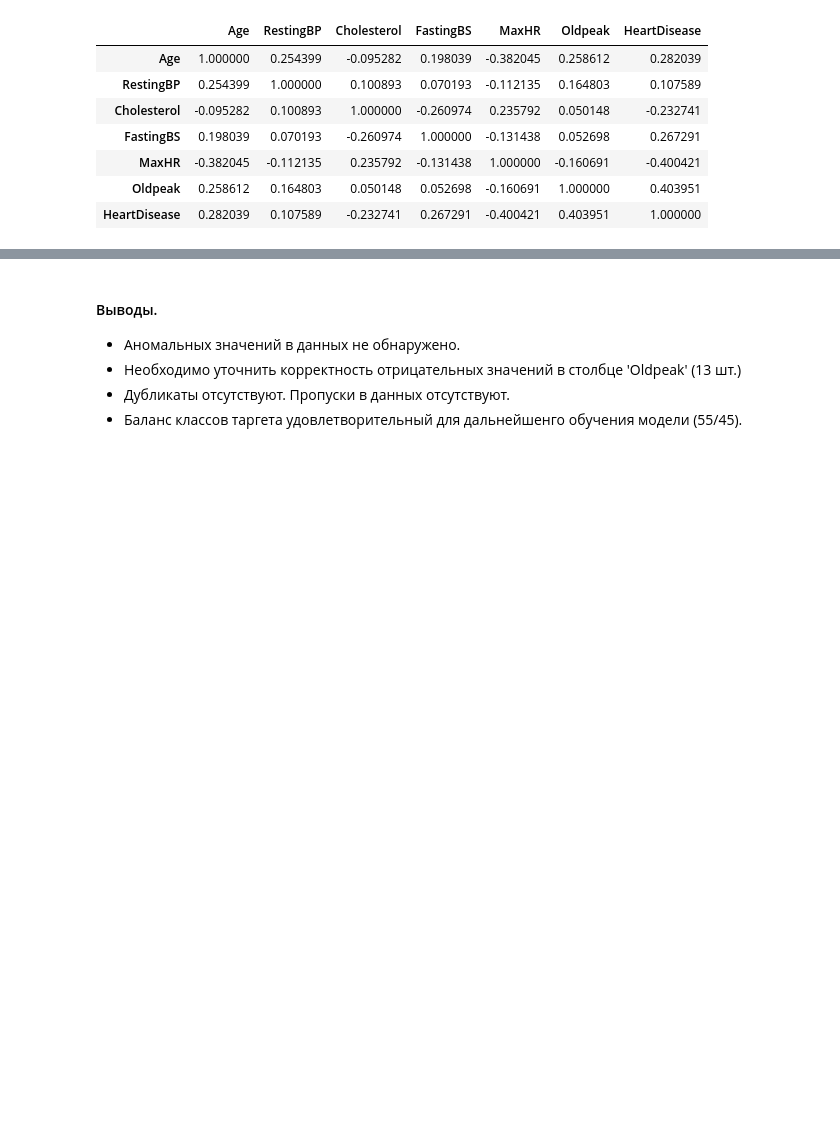
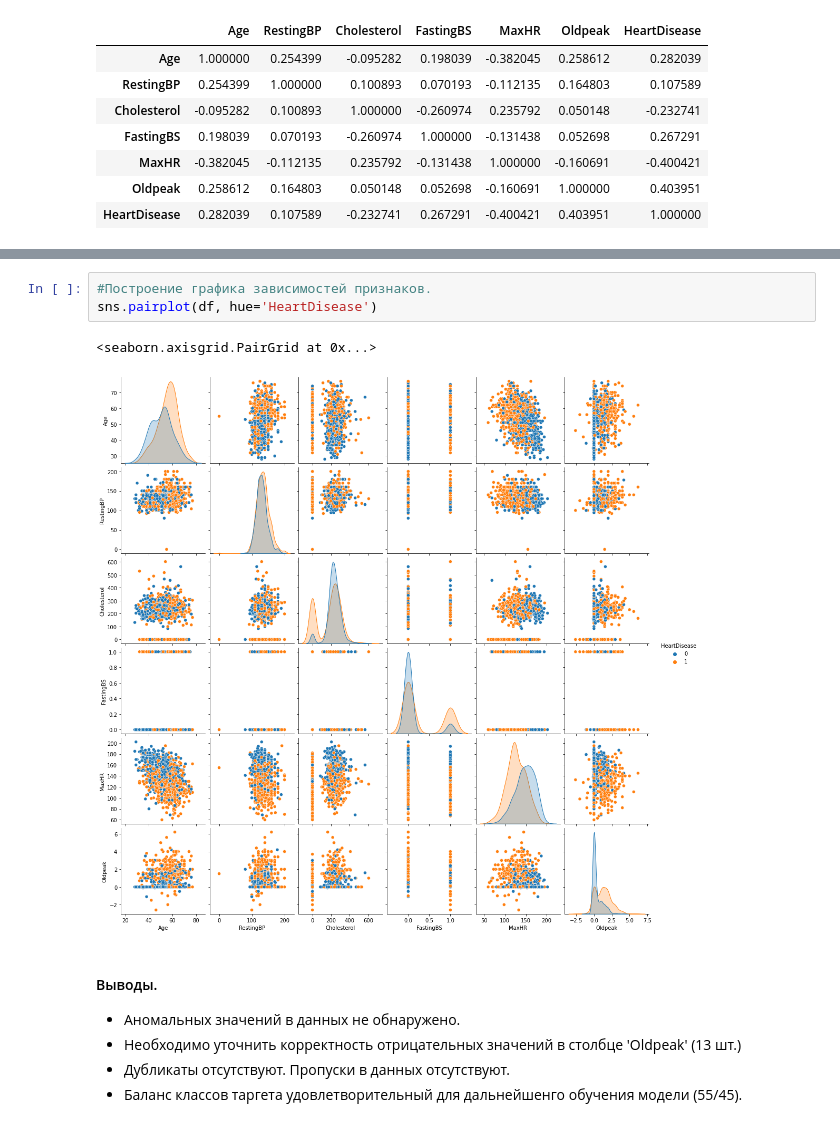
Before and after one commit to dmitrySkachan/heart_disease_clf, a Jupyter notebook: room_2.ipynb, the cells around one changed output, grey strips where cells are left out. Cells and saved outputs as stored; diff of their text form; blank space fills up the shorter version.

```diff
--- a/room_2.ipynb
+++ b/room_2.ipynb
@@ -138,3 +147,9 @@ df.corr()
+# %%
+#Построение графика зависимостей признаков.
+sns.pairplot(df, hue='HeartDisease')
+# %% [output]
+<seaborn.axisgrid.PairGrid at 0x...>
+[figure, added]
 # %% [markdown]
 #### Выводы.
 * Аномальных значений в данных не обнаружено.
```
Also changed, not shown: parts of 4 cells of this notebook.
